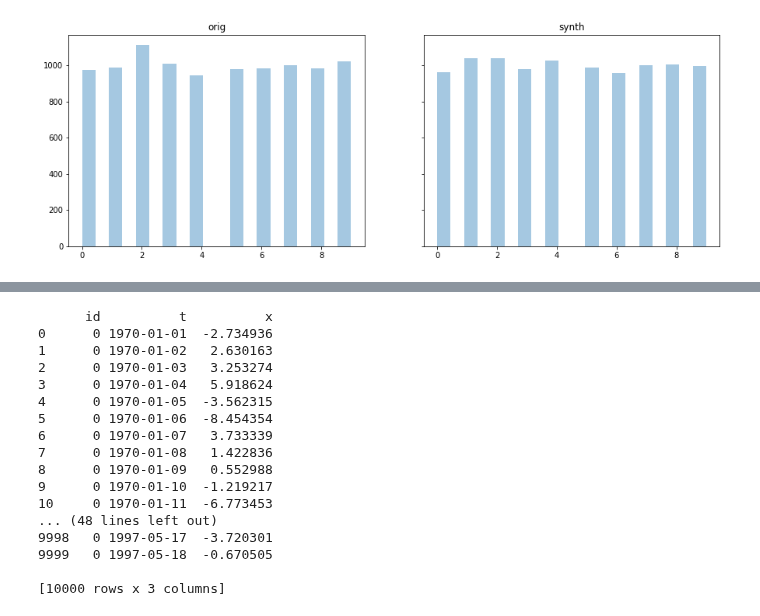
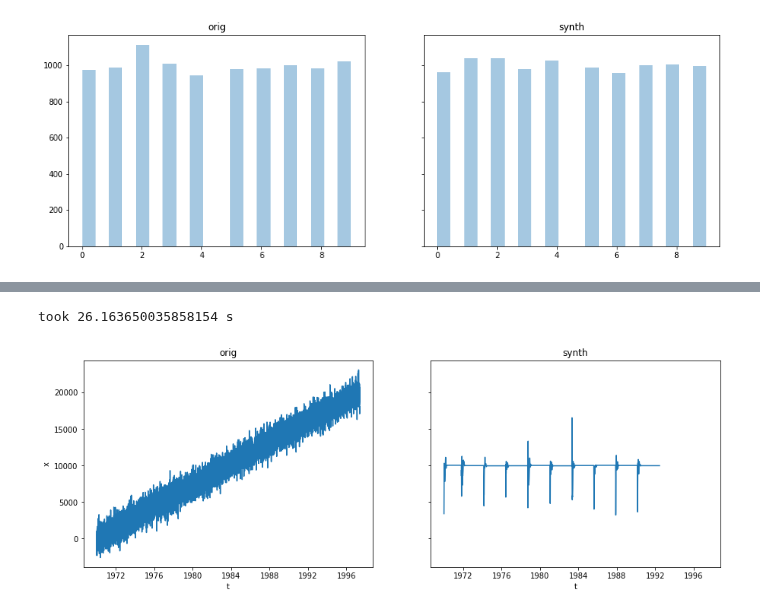
Before and after one commit to synthesized-io/insight, a Jupyter notebook: evaluation/synthetic_distributions.ipynb, the cells around one changed output, grey strips where cells are left out. Saved outputs shown, nothing was run; the diff lists cells and outputs as text; code cells hidden in the pictures.

```diff
--- a/evaluation/synthetic_distributions.ipynb
+++ b/evaluation/synthetic_distributions.ipynb
@@ -425,22 +372,8 @@ data = create_time_series_data(func=add_series(additive_sine(a=20, p=1000, sd=5.
 # %%
-synthesize_and_plot(data, "cyclical_and_seasonal_sinusoidal", identifier_label="id", lstm_mode=2)
+synthesize_and_plot(data, "cyclical_and_seasonal_sinusoidal", identifier_label="id", lstm_mode=2,
+                    sd=sqrt(1.**2 + 5**2), time_series=True, time_unit="d")
 # %% [output]
-      id          t          x
-0      0 1970-01-01  -2.734936
-1      0 1970-01-02   2.630163
-2      0 1970-01-03   3.253274
-3      0 1970-01-04   5.918624
-4      0 1970-01-05  -3.562315
-5      0 1970-01-06  -8.454354
-6      0 1970-01-07   3.733339
-7      0 1970-01-08   1.422836
-8      0 1970-01-09   0.552988
-9      0 1970-01-10  -1.219217
-10     0 1970-01-11  -6.773453
-... (48 lines left out)
-9998   0 1997-05-17  -3.720301
-9999   0 1997-05-18  -0.670505
-
-[10000 rows x 3 columns]
+took 26.163650035858154 s
+[figure, added]
 # %%
 # %% [output]
```
Also changed, not shown: parts of 11 cells of this notebook.
